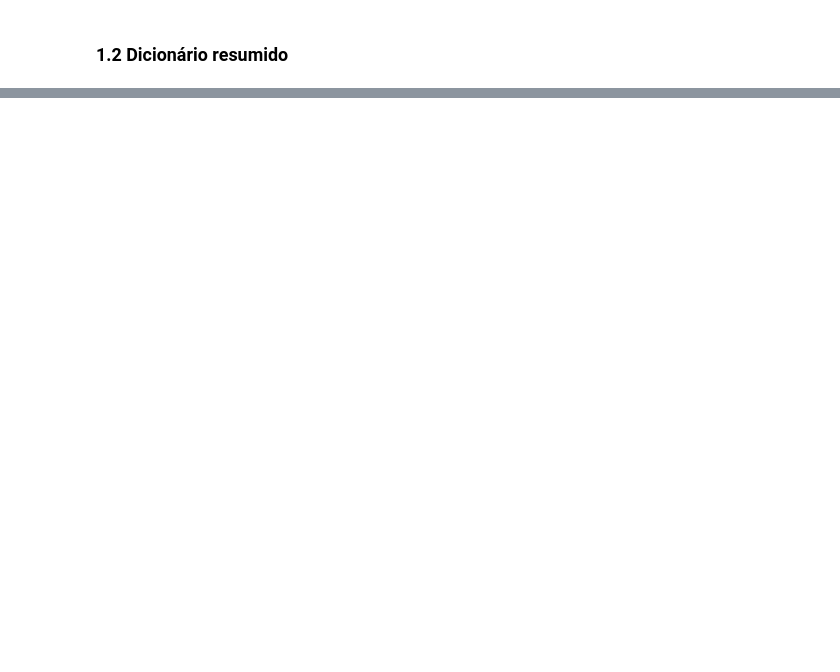
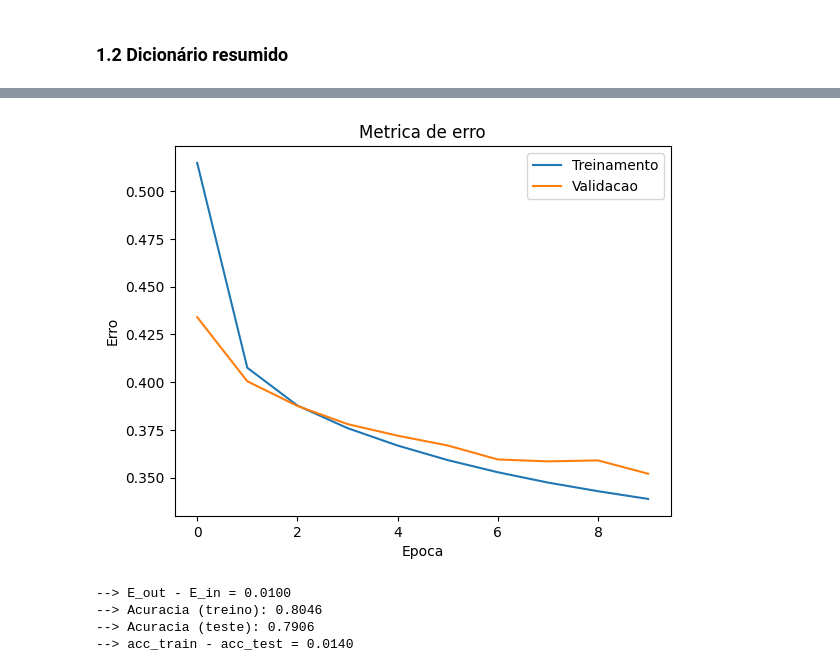
Before and after one commit to BrunoMarqzs/Projeto_ML_2026.1, a Jupyter notebook: projeto_ML_2026.1.ipynb, the cells around one changed output, grey strips where cells are left out. Drawn from its saved outputs; the diff is of its cells as text; code cells hidden in the pictures; blank space fills up the shorter version.

```diff
--- a/projeto_ML_2026.1.ipynb
+++ b/projeto_ML_2026.1.ipynb
@@ -908,0 +213,3 @@ plt.tight_layout(); plt.show()
+# %%
+X_train_processado = np.hstack([X_train_num_scaled, X_train_cat_encoded])
+X_test_processado = np.hstack([X_test_num_scaled, X_test_cat_encoded])
@@ -908,0 +218,4 @@ plt.tight_layout(); plt.show()
+# %%
+N, p = X_train_processado.shape
+print(f"Número total de amostras (N): {N}")
+print(f"Número de atributos/parâmetros de entrada (p): {p}")
@@ -908,0 +252,10 @@ plt.tight_layout(); plt.show()
+# %%
+model = Sequential()
+model.add(Input(shape=(p,)))
+
+model.add(Dense(32, kernel_initializer='he_normal', activation='relu'))
+model.add(Dense(1, kernel_initializer='glorot_normal', activation='sigmoid'))
+
+initial_weights = model.get_weights()
+model.compile(loss='binary_crossentropy', optimizer='adam', metrics=['accuracy'])
+print(model.summary())
@@ -908,0 +315,11 @@ plt.tight_layout(); plt.show()
+# %%
+model.set_weights(initial_weights)
+
+history = model.fit(
+    X_train_processado, y_train,
+    validation_split= 0.2,
+    epochs=200,
+    batch_size=64,
+    callbacks=[callback],
+    verbose=1
+)
@@ -908,0 +347,22 @@ plt.tight_layout(); plt.show()
+# %%
+plt.plot(history.history['loss'])
+plt.plot(history.history['val_loss'])
+plt.title('Metrica de erro')
+plt.ylabel('Erro')
+plt.xlabel('Epoca')
+plt.legend(['Treinamento', 'Validacao'])
+plt.show()
+
+ein, acc_train = model.evaluate(X_train_processado, y_train, verbose=0)
+eout, acc_test = model.evaluate(X_test_processado, y_test, verbose=0)
+
+print(f"--> E_out - E_in = {eout - ein:.4f}")
+print(f'--> Acuracia (treino): {acc_train:.4f}')
+print(f'--> Acuracia (teste): {acc_test:.4f}')
+print(f"--> acc_train - acc_test = {acc_train - acc_test:.4f}")
+# %% [output]
+[figure, added]
+--> E_out - E_in = 0.0100
+--> Acuracia (treino): 0.8046
+--> Acuracia (teste): 0.7906
+--> acc_train - acc_test = 0.0140
```
Also changed, not shown: parts of 103 cells of this notebook.
